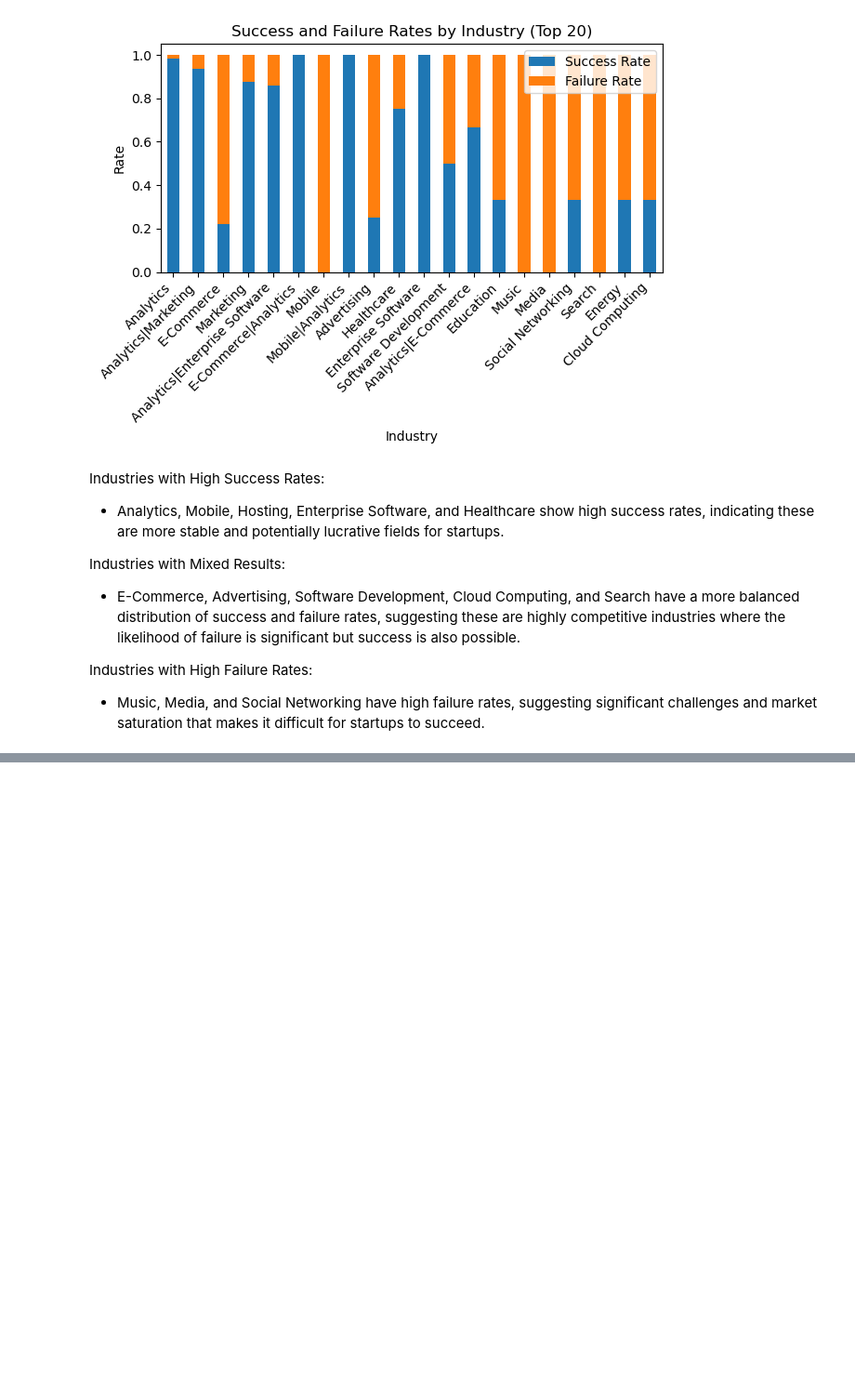
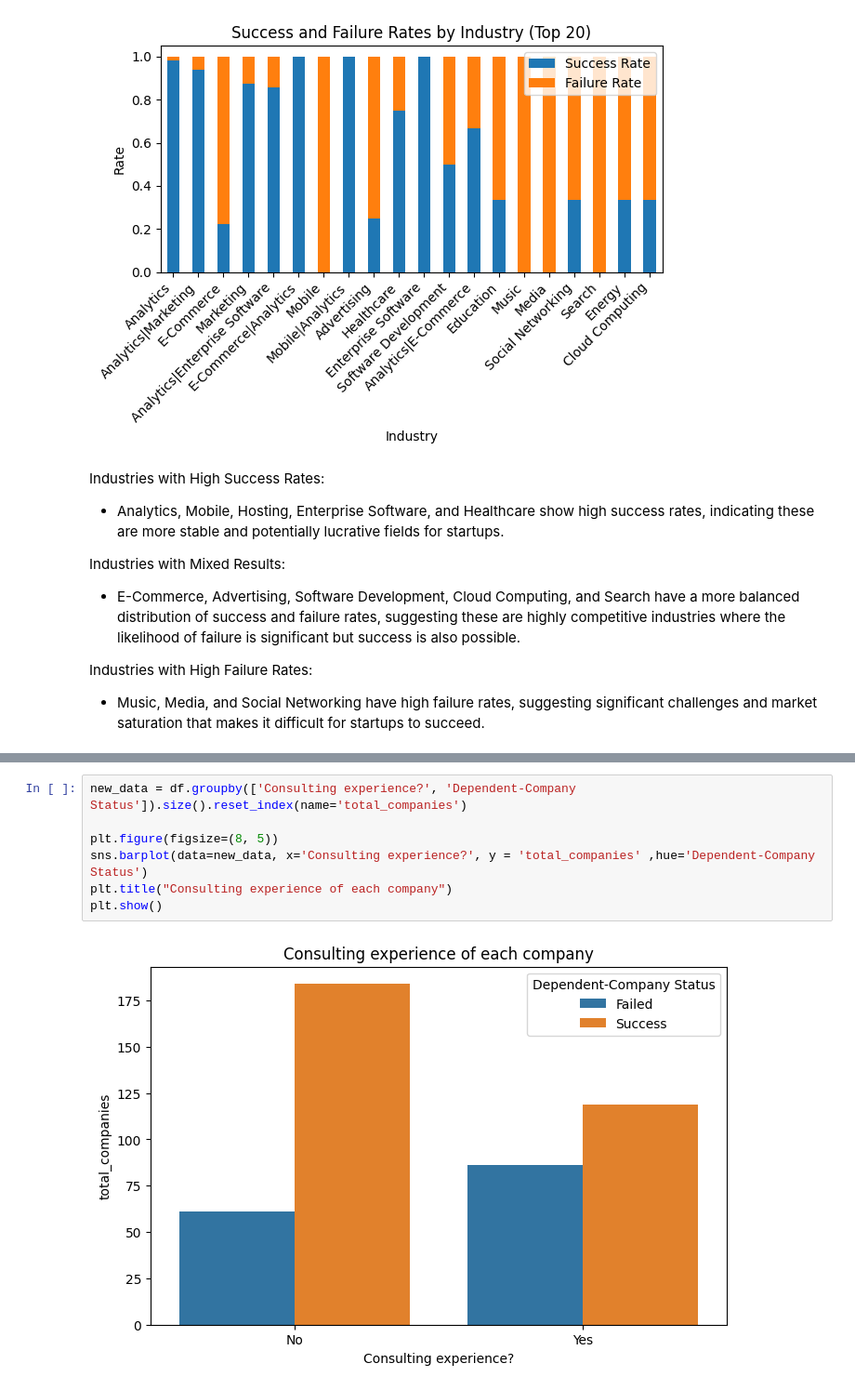
Before and after one commit to Nochsiv/DataScience_TUX, a Jupyter notebook: EDA startup_success_analysis.ipynb, the cells around one changed output, grey strips where cells are left out. Shown at 93% size. Saved outputs shown, nothing was run; the diff lists cells and outputs as text; blank space fills up the shorter version.

```diff
--- a/EDA startup_success_analysis.ipynb
+++ b/EDA startup_success_analysis.ipynb
@@ -371,0 +426,9 @@ Industries with High Failure Rates:
+# %%
+new_data = df.groupby(['Consulting experience?', 'Dependent-Company Status']).size().reset_index(name='total_companies')
+
+plt.figure(figsize=(8, 5))
+sns.barplot(data=new_data, x='Consulting experience?', y = 'total_companies' ,hue='Dependent-Company Status')
+plt.title("Consulting experience of each company")
+plt.show()
+# %% [output]
+[figure, added]
```
Also changed, not shown: parts of 19 cells of this notebook.
